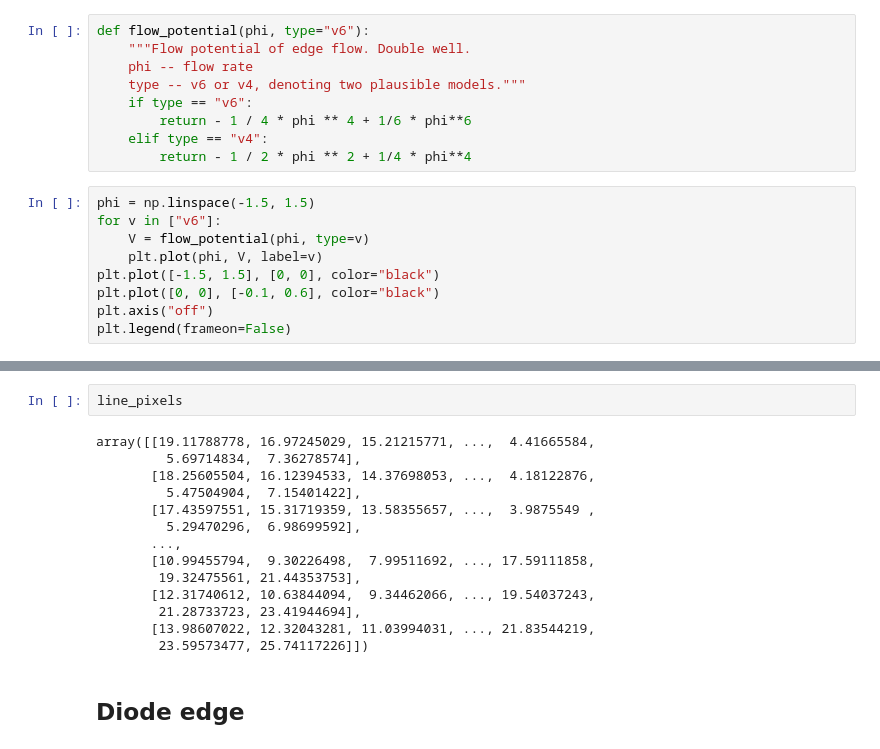
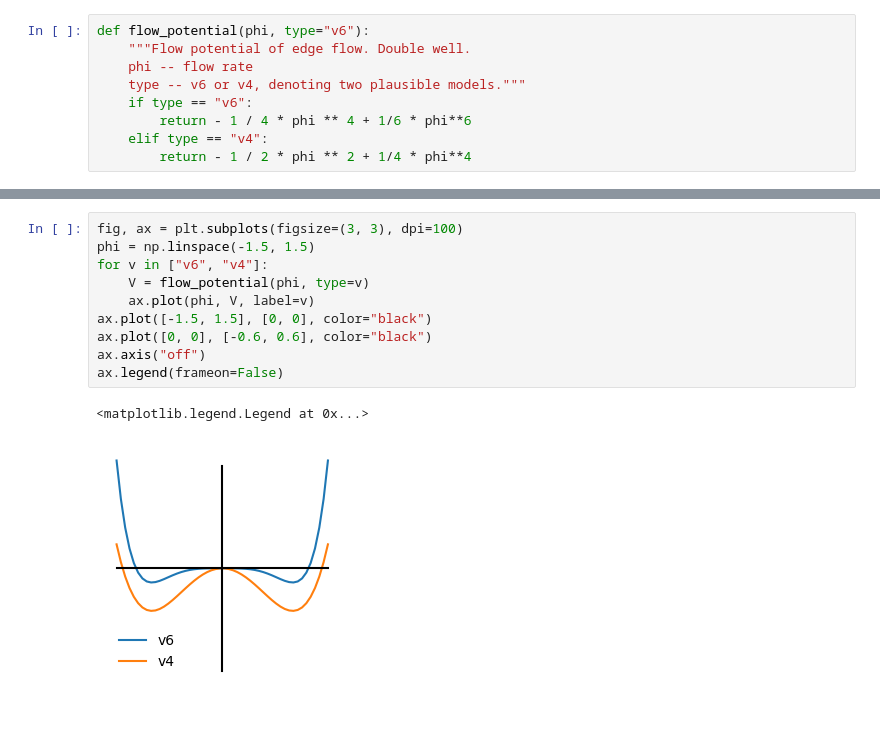
Before and after one commit to ZLoverty/AN, a Jupyter notebook: Code/energy landscape.ipynb, the cells around one changed output, grey strips where cells are left out. Saved outputs shown, nothing was run; the diff lists cells and outputs as text; blank space fills up the shorter version.

Commit message:
landscape plots

```diff
--- a/Code/energy landscape.ipynb
+++ b/Code/energy landscape.ipynb
@@ -34,12 +34,3 @@ def flow_potential(phi, type="v6"):
         return - 1 / 4 * phi ** 4 + 1/6 * phi**6
     elif type == "v4":
         return - 1 / 2 * phi ** 2 + 1/4 * phi**4
-# %%
-phi = np.linspace(-1.5, 1.5)
-for v in ["v6"]:
-    V = flow_potential(phi, type=v)
-    plt.plot(phi, V, label=v)
-plt.plot([-1.5, 1.5], [0, 0], color="black")
-plt.plot([0, 0], [-0.1, 0.6], color="black")
-plt.axis("off")
-plt.legend(frameon=False)
@@ -189,18 +37,13 @@ Text(0, 0.5, 'Energy')
-# %%
-line_pixels
-# %% [output]
-array([[19.11788778, 16.97245029, 15.21215771, ...,  4.41665584,
-         5.69714834,  7.36278574],
-       [18.25605504, 16.12394533, 14.37698053, ...,  4.18122876,
-         5.47504904,  7.15401422],
-       [17.43597551, 15.31719359, 13.58355657, ...,  3.9875549 ,
-         5.29470296,  6.98699592],
-       ...,
-       [10.99455794,  9.30226498,  7.99511692, ..., 17.59111858,
-        19.32475561, 21.44353753],
-       [12.31740612, 10.63844094,  9.34462066, ..., 19.54037243,
-        21.28733723, 23.41944694],
-       [13.98607022, 12.32043281, 11.03994031, ..., 21.83544219,
-        23.59573477, 25.74117226]])
-# %% [markdown]
-## Diode edge
+# %%
+fig, ax = plt.subplots(figsize=(3, 3), dpi=100)
+phi = np.linspace(-1.5, 1.5)
+for v in ["v6", "v4"]:
+    V = flow_potential(phi, type=v)
+    ax.plot(phi, V, label=v)
+ax.plot([-1.5, 1.5], [0, 0], color="black")
+ax.plot([0, 0], [-0.6, 0.6], color="black")
+ax.axis("off")
+ax.legend(frameon=False)
+# %% [output]
+<matplotlib.legend.Legend at 0x...>
+[figure, added]
```
Also changed, not shown: parts of 49 cells of this notebook, 1 other file.
